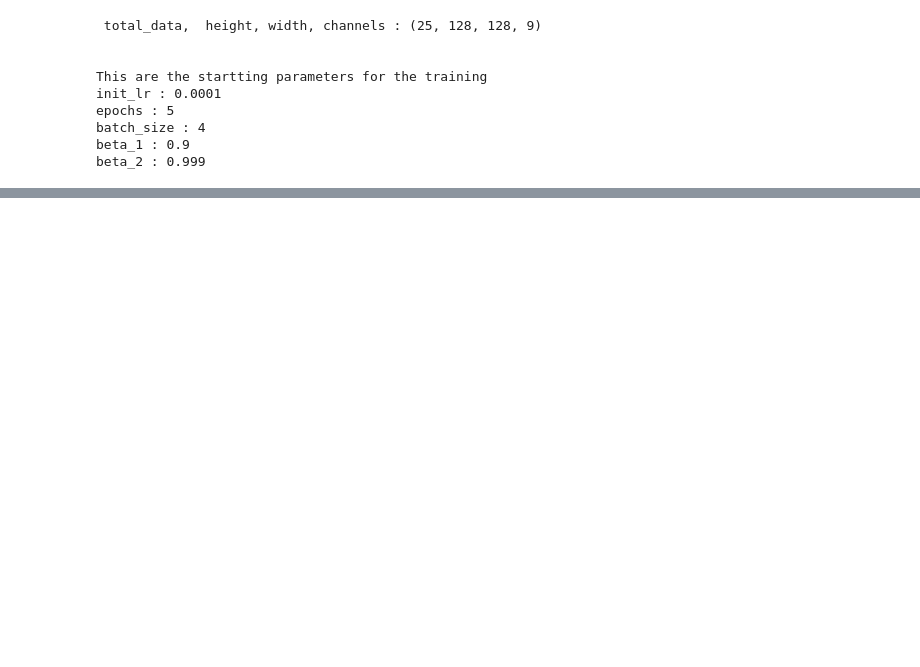
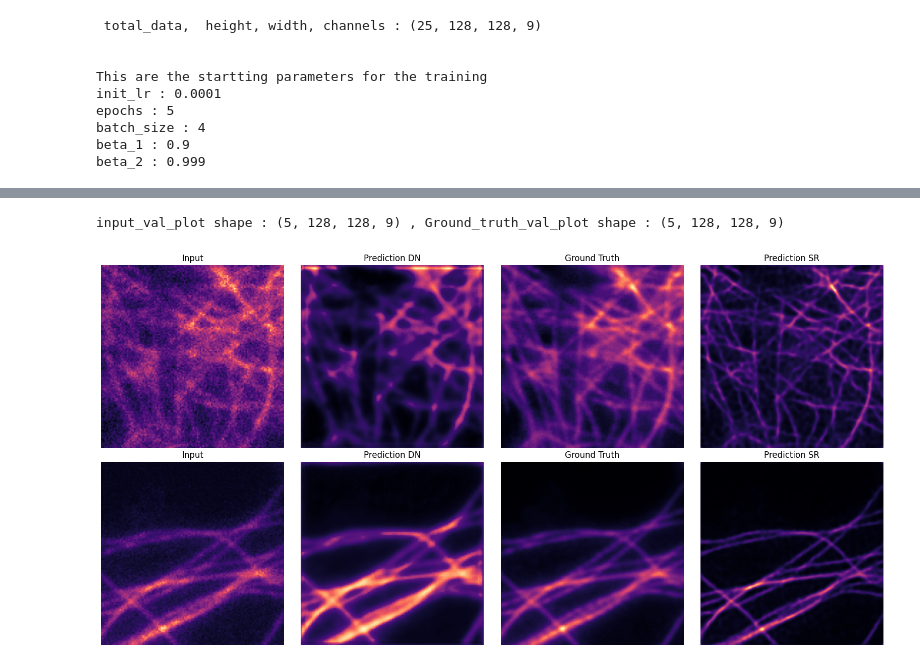
Before and after one commit to ArghaSarker/RDL_denoising, a Jupyter notebook: examples/DN/training_with_dfcan_rdl_sim.ipynb, the cells around one changed output, grey strips where cells are left out. Drawn from its saved outputs; the diff is of its cells as text; code cells hidden in the pictures; blank space fills up the shorter version.

```diff
--- a/examples/DN/training_with_dfcan_rdl_sim.ipynb
+++ b/examples/DN/training_with_dfcan_rdl_sim.ipynb
@@ -274,0 +306,3 @@ Error:
+# %%
+predictions_DN , predictions_SR = rdl_denoising.predict(data_val[0][:5])
+print(f'predictions_DN shape : {predictions_DN.shape} , predictions_SR shape : {predictions_SR.shape} ')
@@ -274,0 +313,38 @@ Error:
+# %%
+input_val_plot = data_val[0][:5]
+Ground_truth_val_plot = data_val[1][:5]
+
+print(f'input_val_plot shape : {input_val_plot.shape} , Ground_truth_val_plot shape : {Ground_truth_val_plot.shape} ')
+# %% [output]
+input_val_plot shape : (5, 128, 128, 9) , Ground_truth_val_plot shape : (5, 128, 128, 9)
+# %%
+num_samples = input_val_plot.shape[0]//2
+fig, axes = plt.subplots(num_samples, 4, figsize=(16, 4*num_samples))
+
+if num_samples == 1:
+    axes = np.expand_dims(axes, axis=0)
+
+titles = ['Input', 'Prediction DN', 'Ground Truth', 'Prediction SR']
+
+for i in range(num_samples):
+    # For each sample, plot the four images. If images have more than 2 dimensions, take the first channel.
+    imgs = [
+        input_val_plot[i],
+        predictions_DN[i],
+        Ground_truth_val_plot[i],
+        predictions_SR[i]
+    ]
+    for j, img in enumerate(imgs):
+        # If the image has a channel dimension, display the first channel
+        if img.ndim > 2 and img.shape[-1] > 1:
+            display_img = img[..., 0]
+        else:
+            display_img = np.squeeze(img)
+        axes[i, j].imshow(display_img, cmap='magma')
+        axes[i, j].set_title(titles[j])
+        axes[i, j].axis('off')
+
+plt.tight_layout()
+plt.show()
+# %% [output]
+[figure, added]
```
Also changed, not shown: parts of 12 cells of this notebook, 1 other file.
